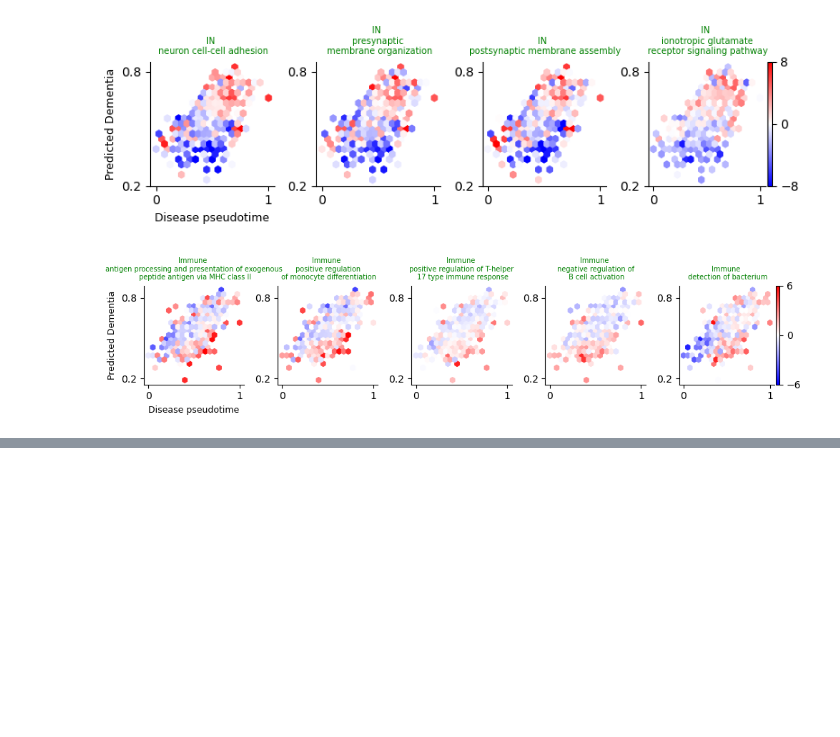
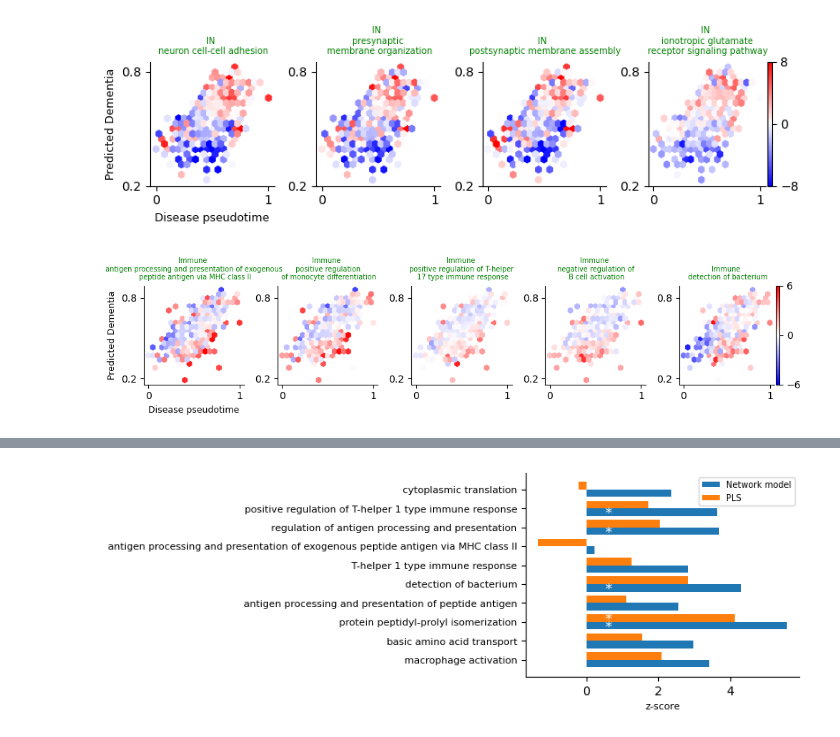
Before and after one commit to DiseaseNeuroGenomics/PsychADxD, a Jupyter notebook: 7_trajectory/generate_figures.ipynb, the cells around one changed output, grey strips where cells are left out. Cells and saved outputs as stored; diff of their text form; code cells hidden in the pictures; blank space fills up the shorter version.

```diff
--- a/7_trajectory/generate_figures.ipynb
+++ b/7_trajectory/generate_figures.ipynb
@@ -491,0 +524,4 @@ for i in range(1, n):
+# %%
+pls_analysis.pathway_comparison_figure()
+# %% [output]
+[figure, added]
```
Also changed, not shown: parts of 7 cells of this notebook, 1 other file.
